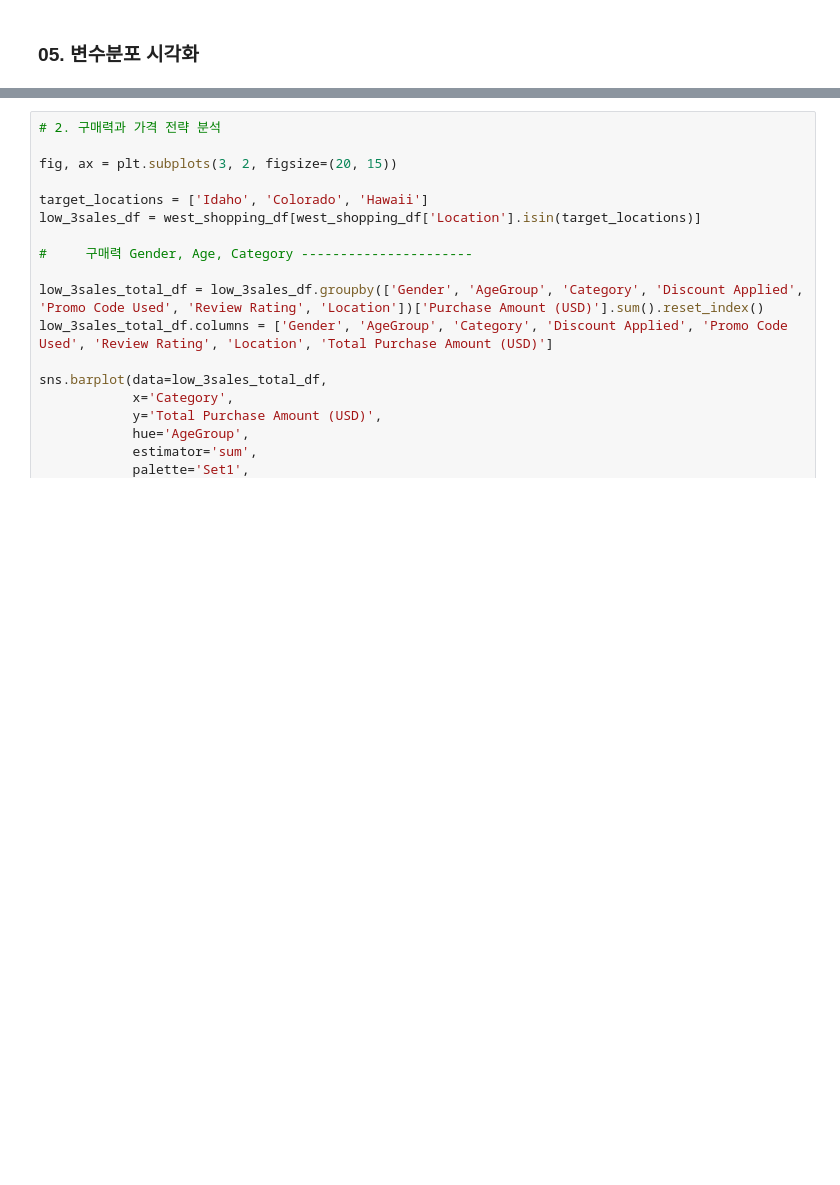
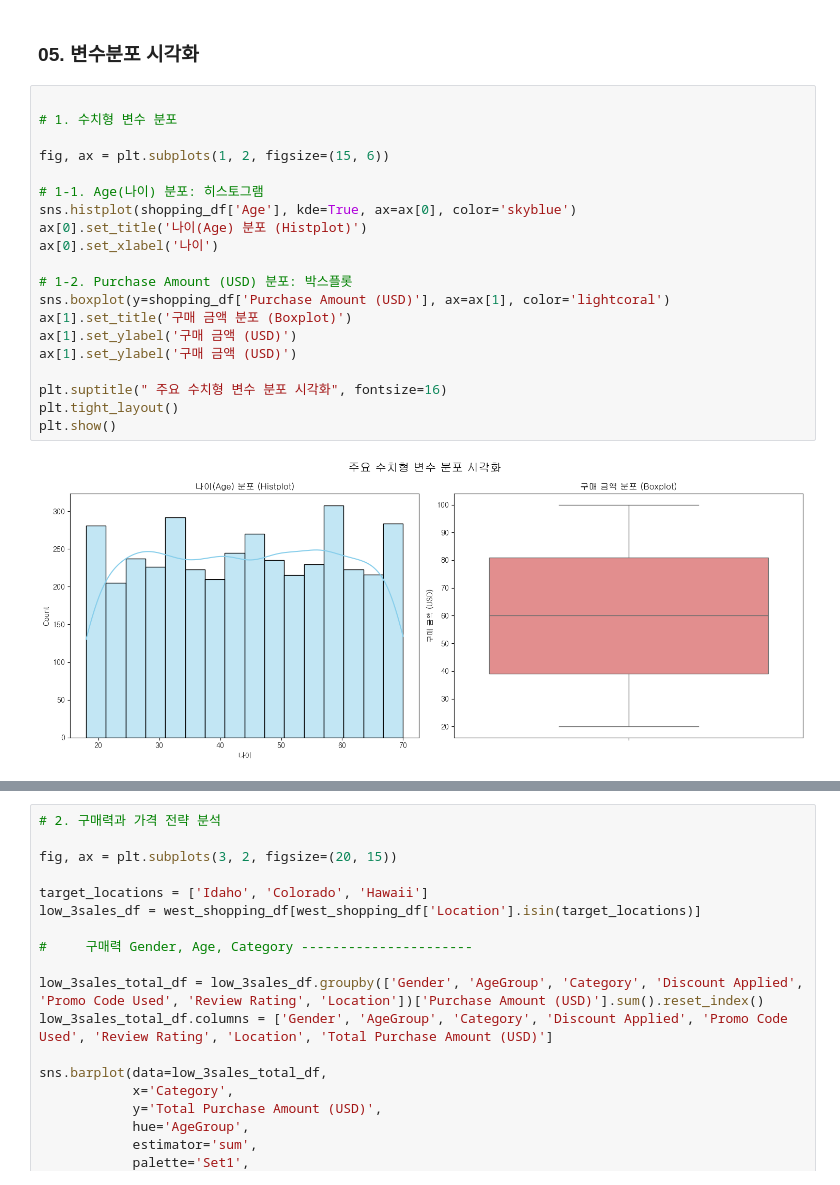
Before and after one commit to jr-2-team/shopping-data-analysis, a Jupyter notebook: presentation/LNK_PRE.ipynb, the cells around one changed output, grey strips where cells are left out. Saved outputs shown, nothing was run; the diff lists cells and outputs as text; blank space fills up the shorter version.

```diff
--- a/presentation/LNK_PRE.ipynb
+++ b/presentation/LNK_PRE.ipynb
@@ -126,3 +126,25 @@ plt.show()
 [figure]
 # %% [markdown]
 ### 05. 변수분포 시각화
+# %%
+
+# 1. 수치형 변수 분포
+
+fig, ax = plt.subplots(1, 2, figsize=(15, 6))
+
+# 1-1. Age(나이) 분포: 히스토그램
+sns.histplot(shopping_df['Age'], kde=True, ax=ax[0], color='skyblue')
+ax[0].set_title('나이(Age) 분포 (Histplot)')
+ax[0].set_xlabel('나이')
+
+# 1-2. Purchase Amount (USD) 분포: 박스플롯
+sns.boxplot(y=shopping_df['Purchase Amount (USD)'], ax=ax[1], color='lightcoral')
+ax[1].set_title('구매 금액 분포 (Boxplot)')
+ax[1].set_ylabel('구매 금액 (USD)')
+ax[1].set_ylabel('구매 금액 (USD)')
+
+plt.suptitle(" 주요 수치형 변수 분포 시각화", fontsize=16)
+plt.tight_layout()
+plt.show()
+# %% [output]
+[figure, added]
```
Also changed, not shown: parts of 7 cells of this notebook, 1 other file.
